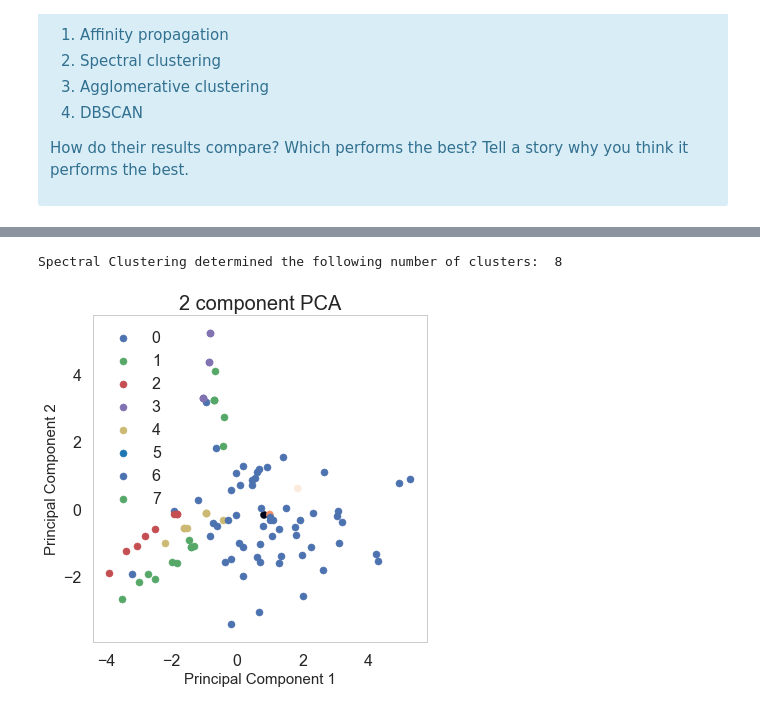
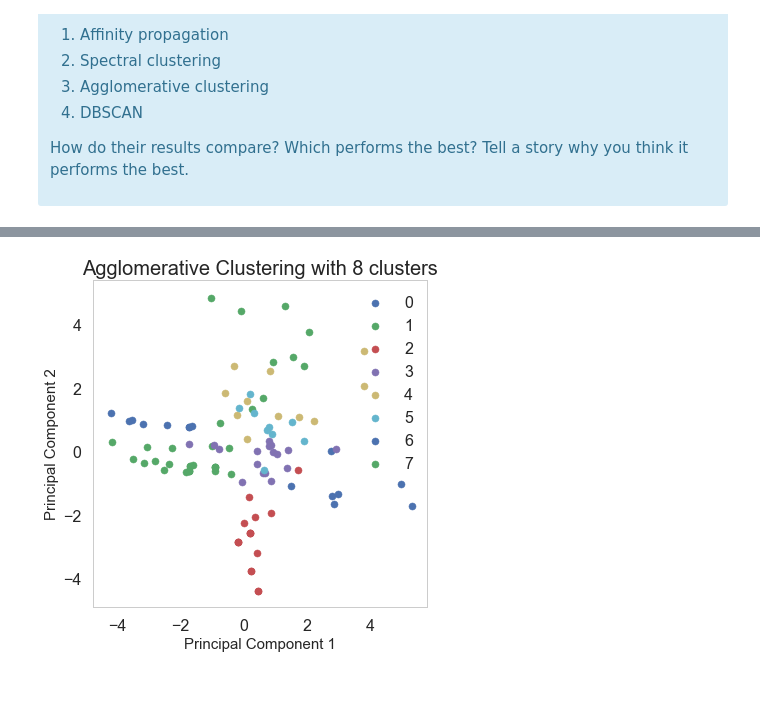
Before and after one commit to sdonahue0132/Clustering, a Jupyter notebook: clustering/Mini_Project_Clustering.ipynb, the cells around one changed output, grey strips where cells are left out. Saved outputs shown, nothing was run; the diff lists cells and outputs as text; code cells hidden in the pictures.

Commit message:
Add files via upload
updated file to reflect recent edits, and implementation of Affinity Propagation, Spectral Clustering, Agglomerative Clustering, and DBSCAN.

```diff
--- a/clustering/Mini_Project_Clustering.ipynb
+++ b/clustering/Mini_Project_Clustering.ipynb
@@ -543,3 +524,22 @@ plot_kwds = {'alpha' : 0.25, 's' : 80, 'linewidths':0}
 
 df = pd.merge(df_offers, df_transactions)
 X = df.pivot_table(index=['customer_name'], columns=['offer_id'], values='n')
+# %%
+# The silhouette coefficient can range from -1, 1 but in this example all lie within [-0.25, 1]
+ax1.set_xlim([-0.25, 1])
+# The (n_clusters+1)*10 is for inserting blank space between silhouette plots of individual clusters, to demarcate them clearly.
+ax1.set_ylim([0, len(x_cols) + (k + 1) * 10])
+
+clusterer = AffinityPropagation()
+cluster_labels = clusterer.fit_predict(x_cols)
+cluster_centers_indices = clusterer.cluster_centers_indices_
+
+# The silhouette_score gives the average value for all the samples.
+# This gives a perspective into the density and separation of the formed
+# clusters
+silhouette_avg = silhouette_score(x_cols, cluster_labels)
+print("Affinity Propagation naturally seeks a number of clusters optimal for its method.")
+print("For n_clusters =", len(cluster_centers_indices), " The average silhouette_score is :", silhouette_avg)
+
+# Compute the silhouette scores for each sample
+sample_silhouette_values = silhouette_samples(x_cols, cluster_labels)
@@ -546,6 +619,5 @@ X = df.pivot_table(index=['customer_name'], columns=['offer_id'], values='n')
 # %%
-
-cluster = AffinityPropagation()
+cluster = SpectralClustering(n_clusters = 3)
 
 df = pd.merge(df_offers, df_transactions)
 matrix = df.pivot_table(index=['customer_name'], columns=['offer_id'], values='n')
@@ -573,7 +645,7 @@ fig = plt.figure(figsize = (6,6))
 ax = fig.add_subplot(1,1,1)
 ax.set_xlabel('Principal Component 1', fontsize = 15)
 ax.set_ylabel('Principal Component 2', fontsize = 15)
-ax.set_title('2 component PCA', fontsize = 20)
+ax.set_title('Spectral Clustering with 3 clusters', fontsize = 20)
 targets = np.unique(cluster.labels_)
 palette = sns.color_palette('deep', np.unique(targets).max() + 1)
 colors = [palette[x] if x >= 0 else (0.0, 0.0, 0.0) for x in targets]
@@ -586,6 +658,4 @@ for target, color in zip(targets,colors):
                , s = 50)
 ax.legend(targets)
 ax.grid()
-
-print('Affinity Propagation determined the following number of clusters: ', len(targets))
 # %% [output]
@@ -594,5 +731,5 @@ Affinity Propagation determined the following number of clusters:  15
 # %%
-cluster = SpectralClustering()
+cluster = AgglomerativeClustering(n_clusters = 8)
 
 df = pd.merge(df_offers, df_transactions)
 matrix = df.pivot_table(index=['customer_name'], columns=['offer_id'], values='n')
@@ -606,35 +743,32 @@ matrix.head()
 x = matrix.iloc[:, 1:33].values
 # Separating out the target
 y = matrix.loc[:,['cluster']].values
 # Standardizing the features
 X = StandardScaler().fit_transform(x)
 
 pca = PCA(n_components=2)
 principalComponents = pca.fit_transform(X)
 principalDf = pd.DataFrame(data = principalComponents, columns = ['principal component 1', 'principal component 2'])
 
 df = matrix.reset_index()
 df = df.join(principalDf, how = 'left')
 df = df[['customer_name', 'cluster', 'principal component 1', 'principal component 2']]
 fig = plt.figure(figsize = (6,6))
 ax = fig.add_subplot(1,1,1)
 ax.set_xlabel('Principal Component 1', fontsize = 15)
 ax.set_ylabel('Principal Component 2', fontsize = 15)
-ax.set_title('2 component PCA', fontsize = 20)
+ax.set_title('Agglomerative Clustering with 8 clusters', fontsize = 20)
 targets = np.unique(cluster.labels_)
 palette = sns.color_palette('deep', np.unique(targets).max() + 1)
 colors = [palette[x] if x >= 0 else (0.0, 0.0, 0.0) for x in targets]
 
 for target, color in zip(targets,colors):
     indicesToKeep = df['cluster'] == target
     ax.scatter(df.loc[indicesToKeep, 'principal component 1']
                , df.loc[indicesToKeep, 'principal component 2']
                , c = color
                , s = 50)
 ax.legend(targets)
 ax.grid()
-
-print('Spectral Clustering determined the following number of clusters: ', len(targets))
 # %% [output]
-Spectral Clustering determined the following number of clusters:  8
-[figure, old version]
+[figure, new version]
```
Also changed, not shown: parts of 16 cells of this notebook.
